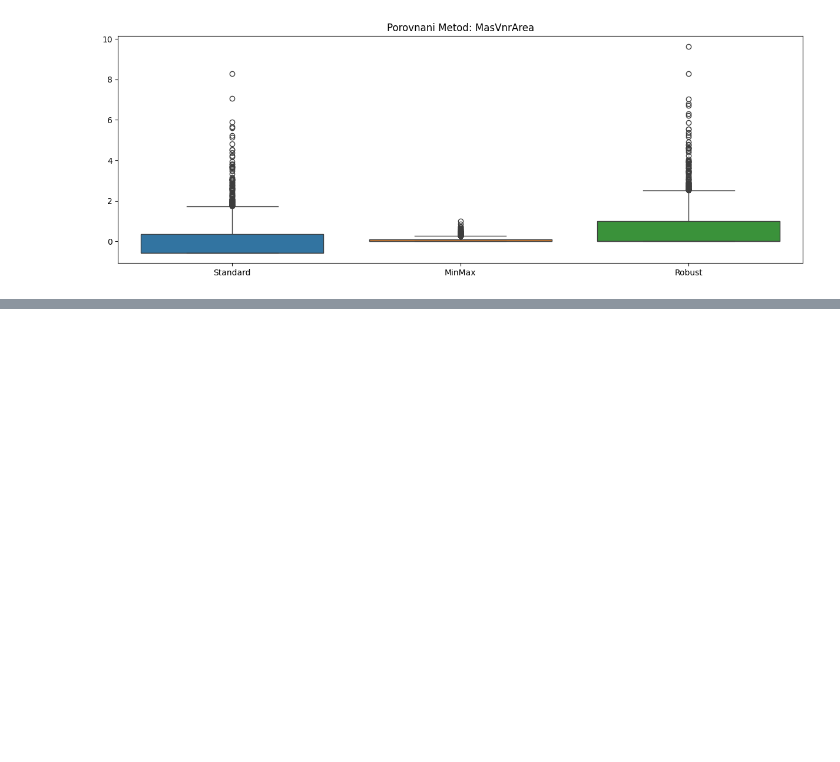
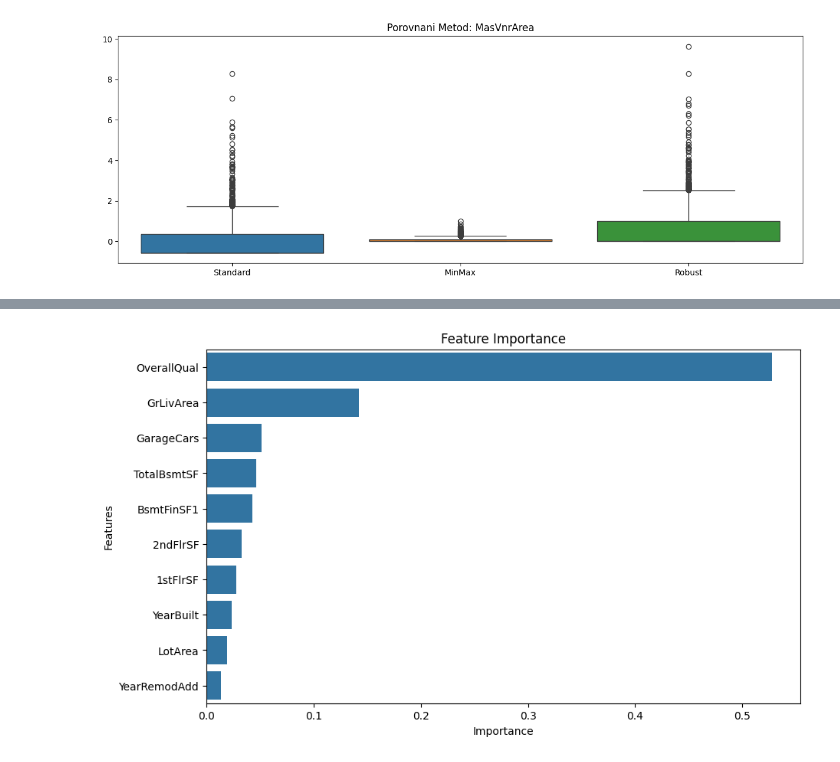
Before and after one commit to Garik-ctrl/AIRemoteZ8028, a Jupyter notebook: 2025_03_22_AIEngineer.ipynb, the cells around one changed output, grey strips where cells are left out. Cells and saved outputs as stored; diff of their text form; code cells hidden in the pictures; blank space fills up the shorter version.

```diff
--- a/2025_03_22_AIEngineer.ipynb
+++ b/2025_03_22_AIEngineer.ipynb
@@ -104,0 +224,12 @@ for col in selected:
+# %%
+important_features = pd.Series(model_GB.feature_importances_, index=X.columns)
+important_features=important_features.sort_values(ascending=False).head(10)
+
+plt.figure(figsize=(10, 6))
+sns.barplot(x=important_features, y=important_features.index)
+plt.xlabel('Importance')
+plt.ylabel('Features')
+plt.title('Feature Importance')
+plt.show()
+# %% [output]
+[figure, added]
```
Also changed, not shown: parts of 32 cells of this notebook.
